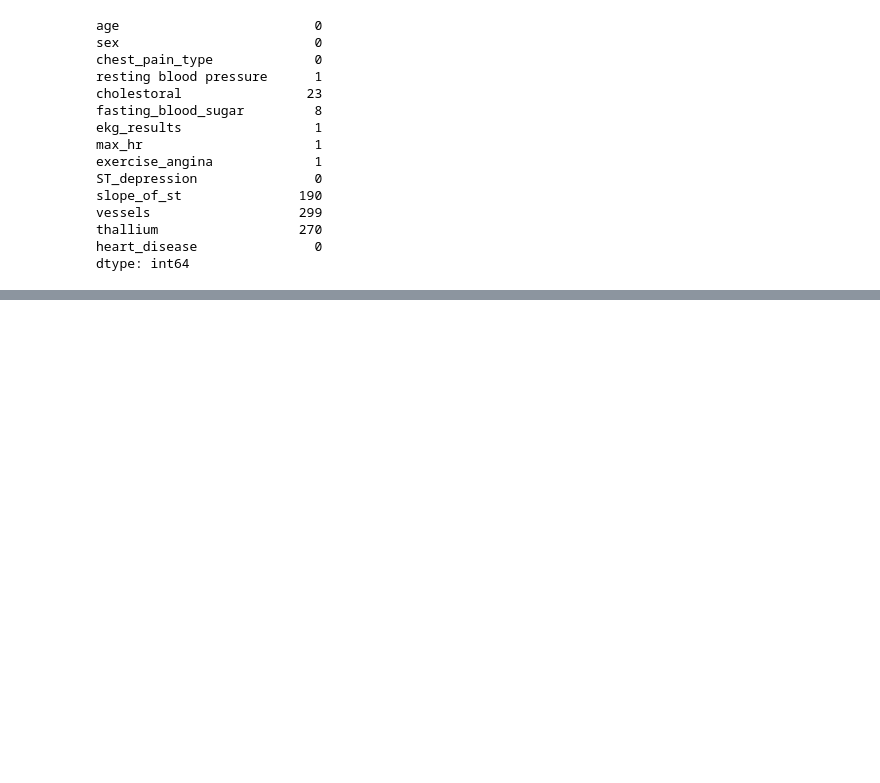
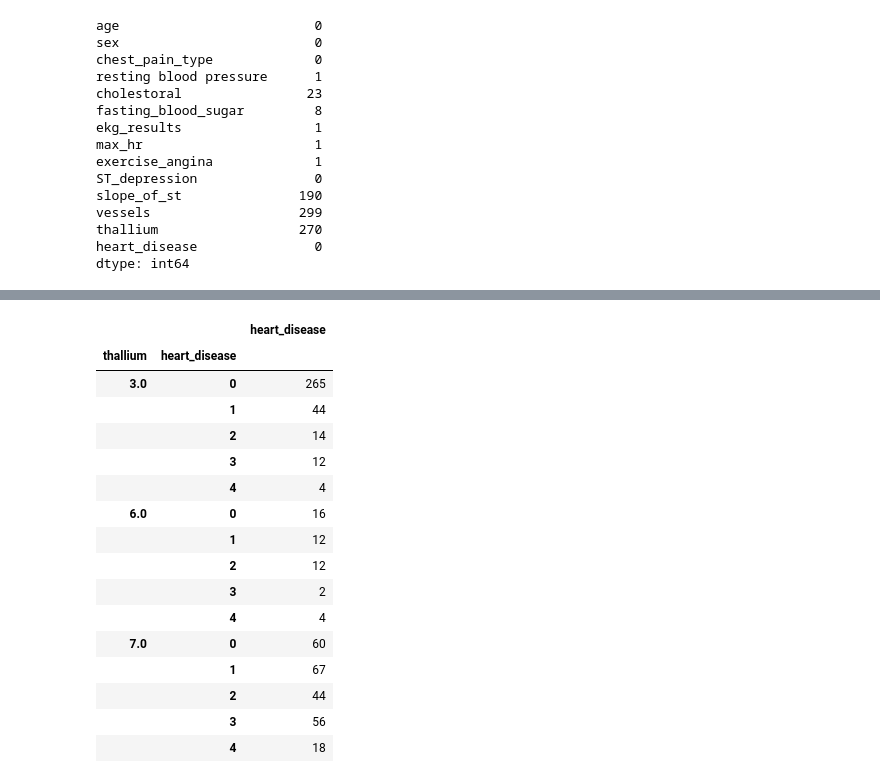
Before and after one commit to DATA-606-SPRING-2023-TUE/SriBhanu_DATA606, a Jupyter notebook: src/Data_Preparation.ipynb, the cells around one changed output, grey strips where cells are left out. Cells and saved outputs as stored; diff of their text form; code cells hidden in the pictures; blank space fills up the shorter version.

```diff
--- a/src/Data_Preparation.ipynb
+++ b/src/Data_Preparation.ipynb
@@ -500,0 +577,20 @@ dtype: int64
+# %%
+pd.DataFrame(df_heart.groupby(['thallium','heart_disease'])['heart_disease'].count())
+# %% [output]
+|  |  | heart_disease |
+| thallium | heart_disease |  |
+| 3.0 | 0 | 265 |
+|  | 1 | 44 |
+|  | 2 | 14 |
+|  | 3 | 12 |
+|  | 4 | 4 |
+| 6.0 | 0 | 16 |
+|  | 1 | 12 |
+|  | 2 | 12 |
+|  | 3 | 2 |
+|  | 4 | 4 |
+| 7.0 | 0 | 60 |
+|  | 1 | 67 |
+|  | 2 | 44 |
+|  | 3 | 56 |
+|  | 4 | 18 |
```
Also changed, not shown: parts of 17 cells of this notebook.
